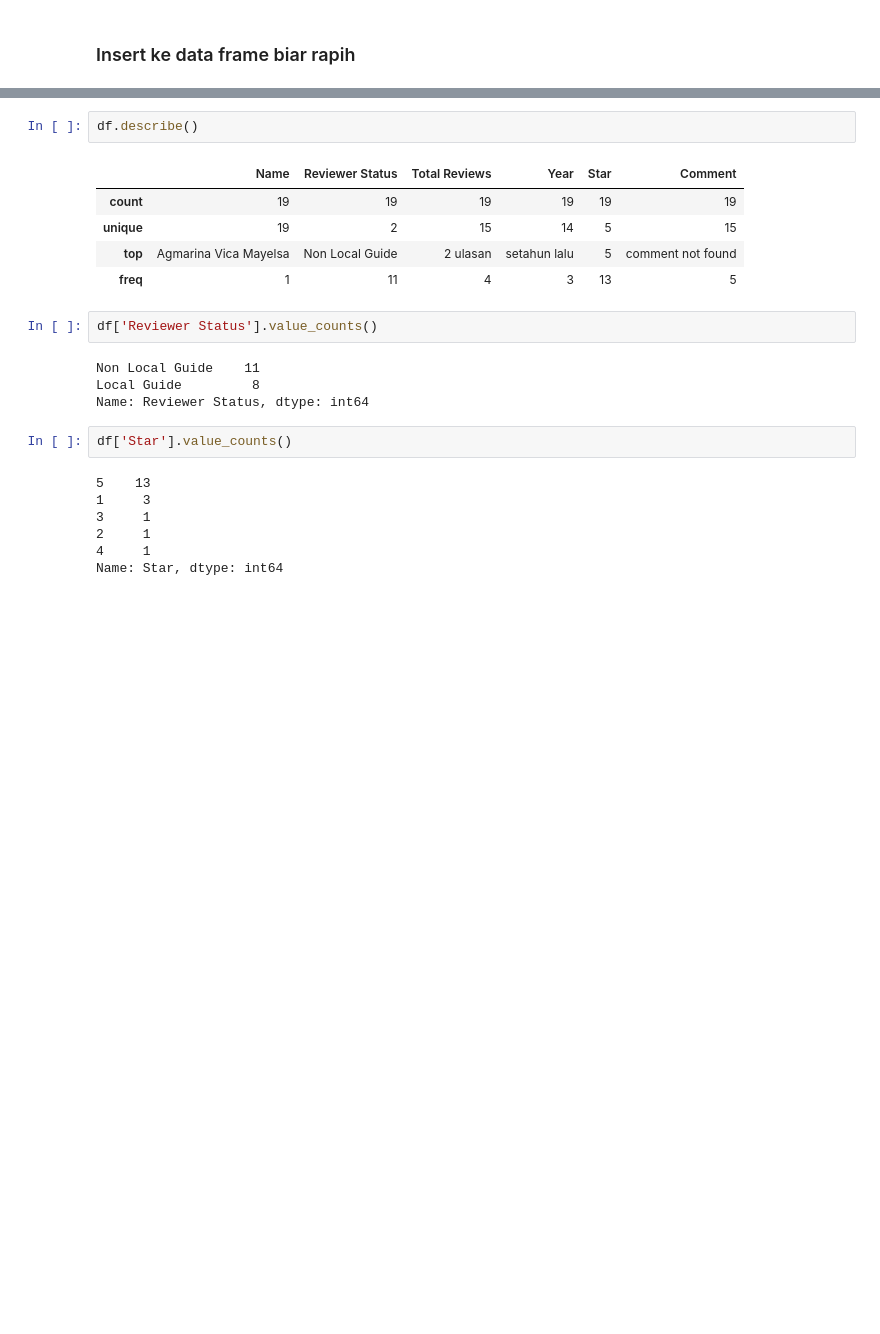
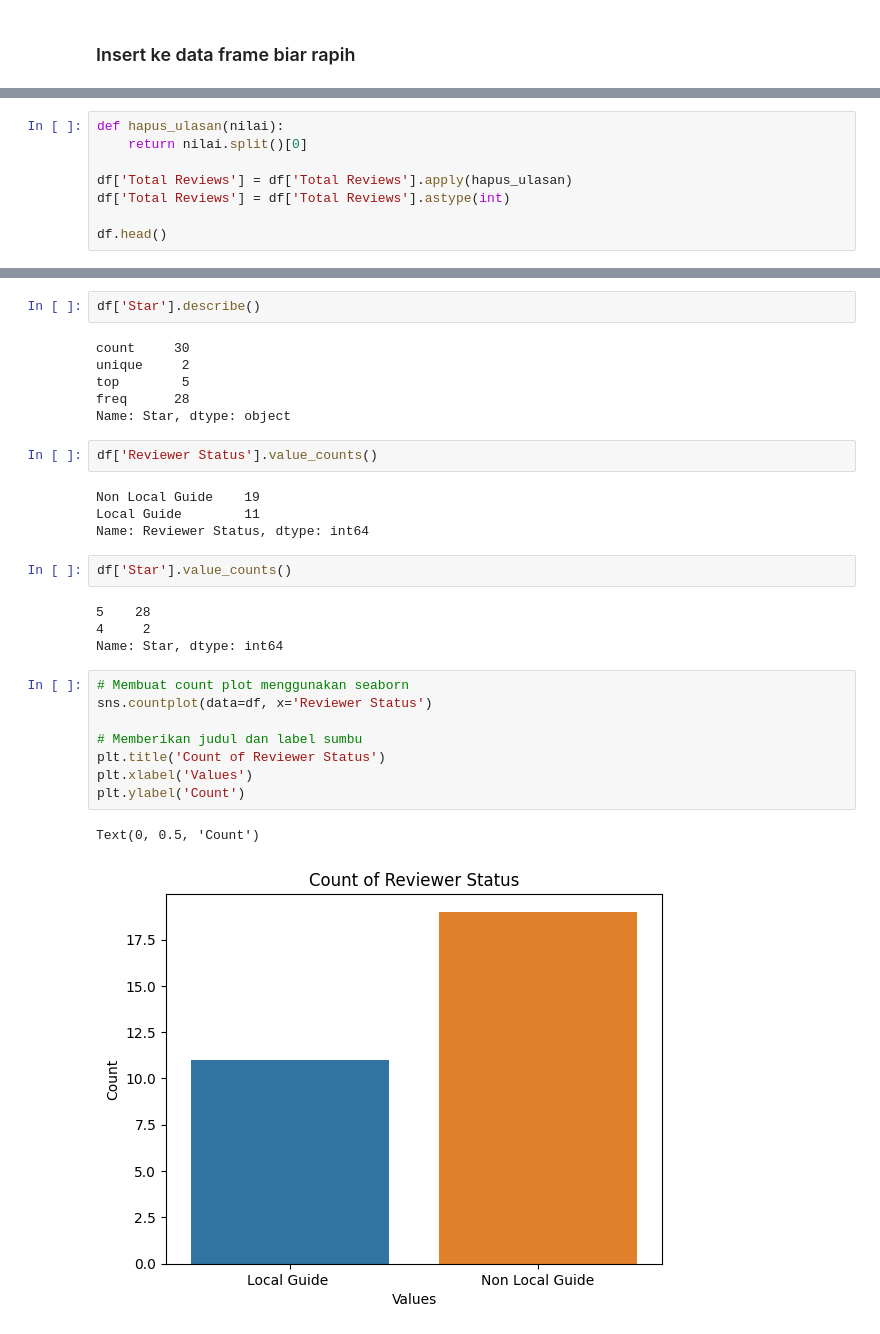
Before and after one commit to whisnumurtyga/coder-data-engineering, a Jupyter notebook: Pertemuan 5 - ScrapingWeb DS/komen.ipynb, the cells around one changed output, grey strips where cells are left out. Cells and saved outputs as stored; diff of their text form; blank space fills up the shorter version.

```diff
--- a/Pertemuan 5 - ScrapingWeb DS/komen.ipynb
+++ b/Pertemuan 5 - ScrapingWeb DS/komen.ipynb
@@ -242,0 +225,8 @@ df
+# %%
+def hapus_ulasan(nilai):
+    return nilai.split()[0]
+
+df['Total Reviews'] = df['Total Reviews'].apply(hapus_ulasan)
+df['Total Reviews'] = df['Total Reviews'].astype(int)
+
+df.head()
@@ -243,23 +240,31 @@ df
 # %%
-df.describe()
+df['Star'].describe()
 # %% [output]
-|  | Name | Reviewer Status | Total Reviews | Year | Star | Comment |
-| count | 19 | 19 | 19 | 19 | 19 | 19 |
-| unique | 19 | 2 | 15 | 14 | 5 | 15 |
-| top | Agmarina Vica Mayelsa | Non Local Guide | 2 ulasan | setahun lalu | 5 | comment not found |
-| freq | 1 | 11 | 4 | 3 | 13 | 5 |
+count     30
+unique     2
+top        5
+freq      28
+Name: Star, dtype: object
 # %%
 df['Reviewer Status'].value_counts()
 # %% [output]
-Non Local Guide    11
-Local Guide         8
+Non Local Guide    19
+Local Guide        11
 Name: Reviewer Status, dtype: int64
 # %%
 df['Star'].value_counts()
 # %% [output]
-5    13
-1     3
-3     1
-2     1
-4     1
+5    28
+4     2
 Name: Star, dtype: int64
+# %%
+# Membuat count plot menggunakan seaborn
+sns.countplot(data=df, x='Reviewer Status')
+
+# Memberikan judul dan label sumbu
+plt.title('Count of Reviewer Status')
+plt.xlabel('Values')
+plt.ylabel('Count')
+# %% [output]
+Text(0, 0.5, 'Count')
+[figure, added]
```
Also changed, not shown: parts of 10 cells of this notebook, 3 other files.
